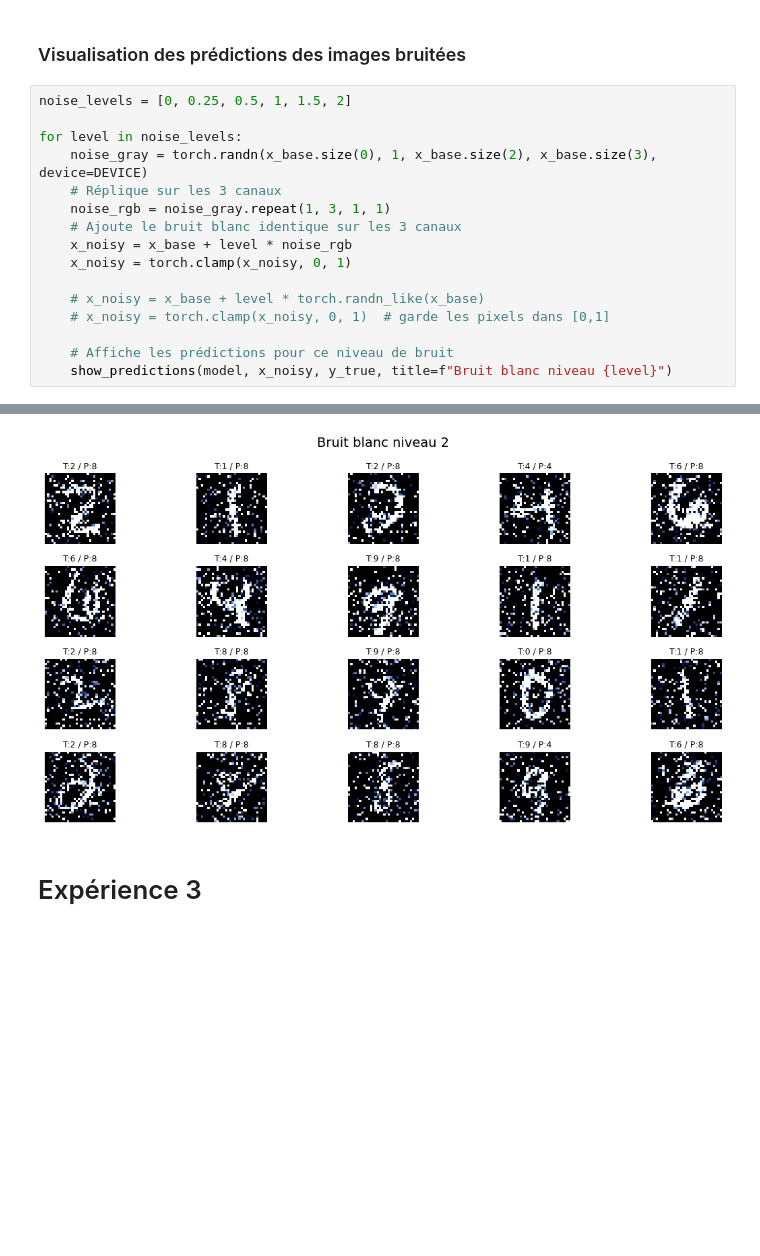
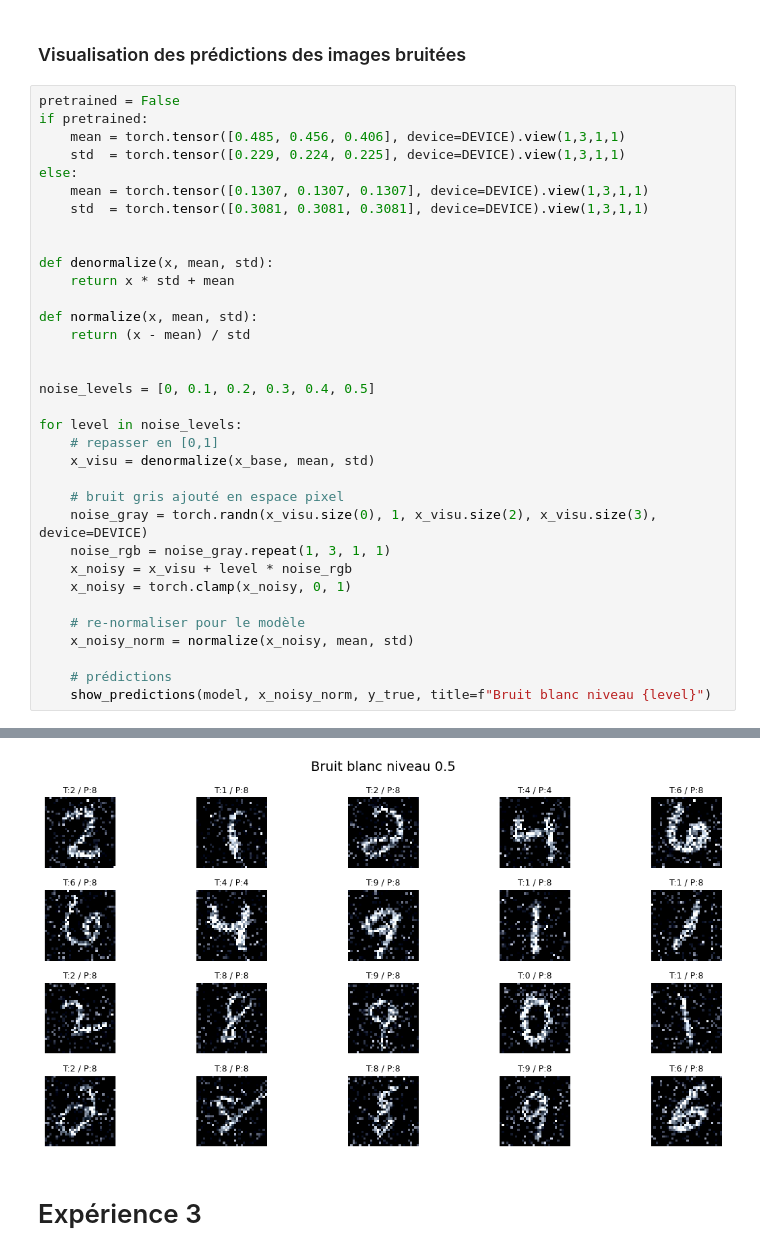
Before and after one commit to fab-toc/uncertainty, a Jupyter notebook: noteboook_ram.ipynb, the cells around one changed output, grey strips where cells are left out. Saved outputs shown, nothing was run; the diff lists cells and outputs as text; blank space fills up the shorter version.

Commit message:
Modification bruit
dénormalisation avant d'appliquer le bruit puis renormaliser

```diff
--- a/noteboook_ram.ipynb
+++ b/noteboook_ram.ipynb
@@ -657,19 +657,37 @@ show_predictions(model, x_base, y_true, title="Images originales (sans bruit)")
 # %% [markdown]
 ### Visualisation des prédictions des images bruitées
 # %%
-noise_levels = [0, 0.25, 0.5, 1, 1.5, 2]
+pretrained = False
+if pretrained:
+    mean = torch.tensor([0.485, 0.456, 0.406], device=DEVICE).view(1,3,1,1)
+    std  = torch.tensor([0.229, 0.224, 0.225], device=DEVICE).view(1,3,1,1)
+else:
+    mean = torch.tensor([0.1307, 0.1307, 0.1307], device=DEVICE).view(1,3,1,1)
+    std  = torch.tensor([0.3081, 0.3081, 0.3081], device=DEVICE).view(1,3,1,1)
+
+
+def denormalize(x, mean, std):
+    return x * std + mean
+
+def normalize(x, mean, std):
+    return (x - mean) / std
+
+
+noise_levels = [0, 0.1, 0.2, 0.3, 0.4, 0.5]
 
 for level in noise_levels:
-    noise_gray = torch.randn(x_base.size(0), 1, x_base.size(2), x_base.size(3), device=DEVICE)
-    # Réplique sur les 3 canaux
+    # repasser en [0,1]
+    x_visu = denormalize(x_base, mean, std)
+
+    # bruit gris ajouté en espace pixel
+    noise_gray = torch.randn(x_visu.size(0), 1, x_visu.size(2), x_visu.size(3), device=DEVICE)
     noise_rgb = noise_gray.repeat(1, 3, 1, 1)
-    # Ajoute le bruit blanc identique sur les 3 canaux
-    x_noisy = x_base + level * noise_rgb
+    x_noisy = x_visu + level * noise_rgb
     x_noisy = torch.clamp(x_noisy, 0, 1)
 
-    # x_noisy = x_base + level * torch.randn_like(x_base)
-    # x_noisy = torch.clamp(x_noisy, 0, 1)  # garde les pixels dans [0,1]
+    # re-normaliser pour le modèle
+    x_noisy_norm = normalize(x_noisy, mean, std)
 
-    # Affiche les prédictions pour ce niveau de bruit
-    show_predictions(model, x_noisy, y_true, title=f"Bruit blanc niveau {level}")
+    # prédictions
+    show_predictions(model, x_noisy_norm, y_true, title=f"Bruit blanc niveau {level}")
 # %% [output]
@@ -681,4 +699,4 @@ for level in noise_levels:
-[figure, old version]
+[figure, new version]
 # %% [markdown]
 # Expérience 3
 # %% [markdown]
```
Also changed, not shown: parts of 2 cells of this notebook.
